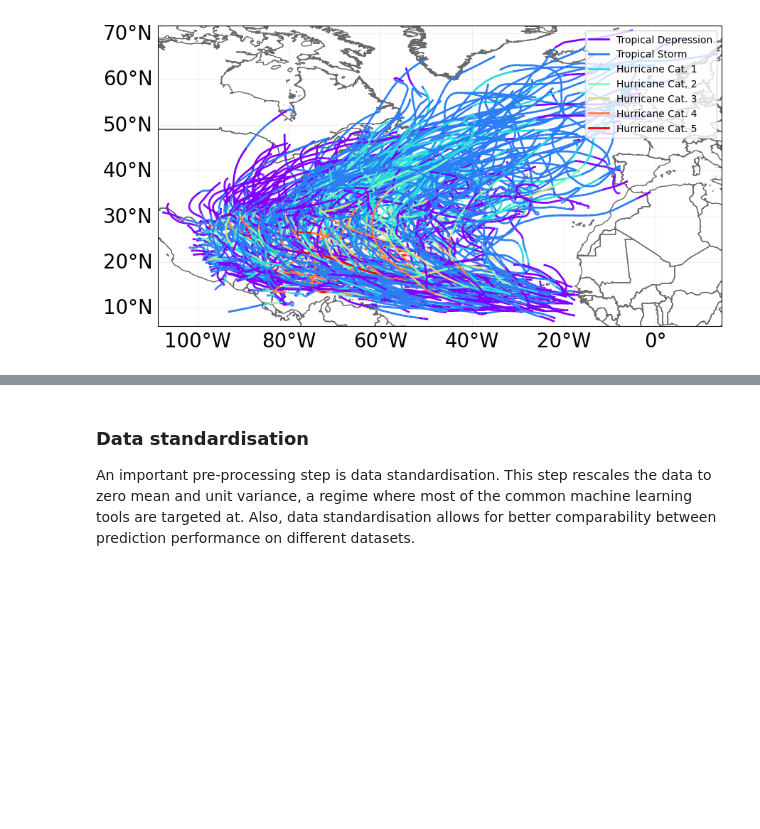
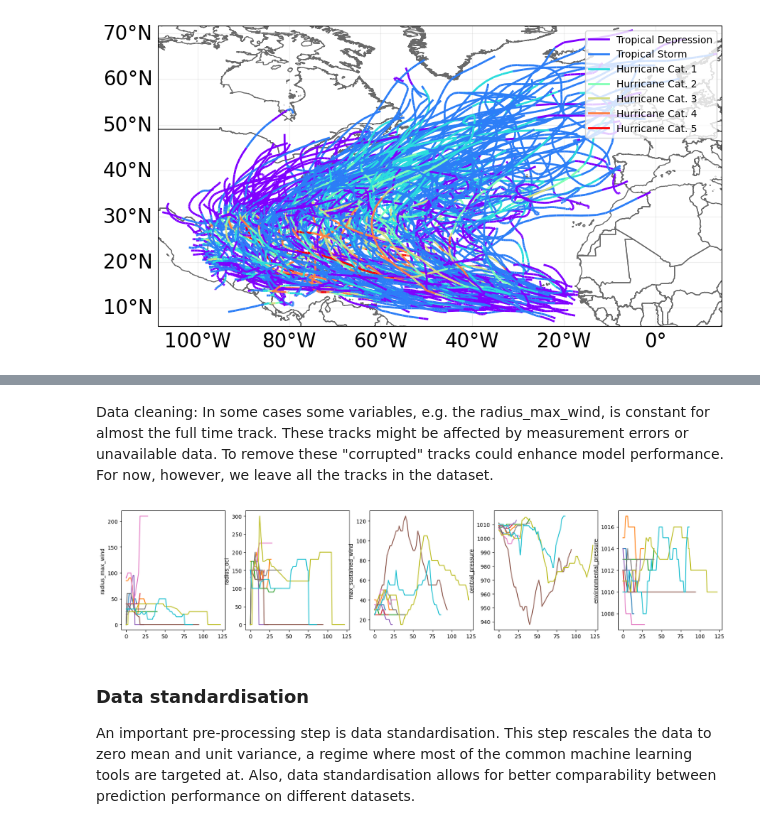
Before and after one commit to ejbrun/koopman_learning_tropical_cyclone, a Jupyter notebook: examples/koopman_kernel_for_TC.ipynb, the cells around one changed output, grey strips where cells are left out. Saved outputs shown, nothing was run; the diff lists cells and outputs as text; code cells hidden in the pictures; blank space fills up the shorter version.

```diff
--- a/examples/koopman_kernel_for_TC.ipynb
+++ b/examples/koopman_kernel_for_TC.ipynb
@@ -50,3 +69,18 @@ ax = tc_tracks.plot()
+# %% [markdown]
+Data cleaning: In some cases some variables, e.g. the radius_max_wind, is constant for almost the full time track. These tracks might be affected by measurement errors or unavailable data. To remove these "corrupted" tracks could enhance model performance. For now, however, we leave all the tracks in the dataset.
+# %%
+fig, ax = plt.subplots(1,5)
+fig.set_size_inches(20,4)
+features = [
+    "radius_max_wind",
+    "radius_oci",
+    "max_sustained_wind",
+    "central_pressure",
+    "environmental_pressure",
+]
+plot_features(tc_tracks, features, ax, n_tracks=10)
+# %% [output]
+[figure, added]
 # %% [markdown]
 ### Data standardisation
 
```
Also changed, not shown: parts of 63 cells of this notebook, 1 other file.
